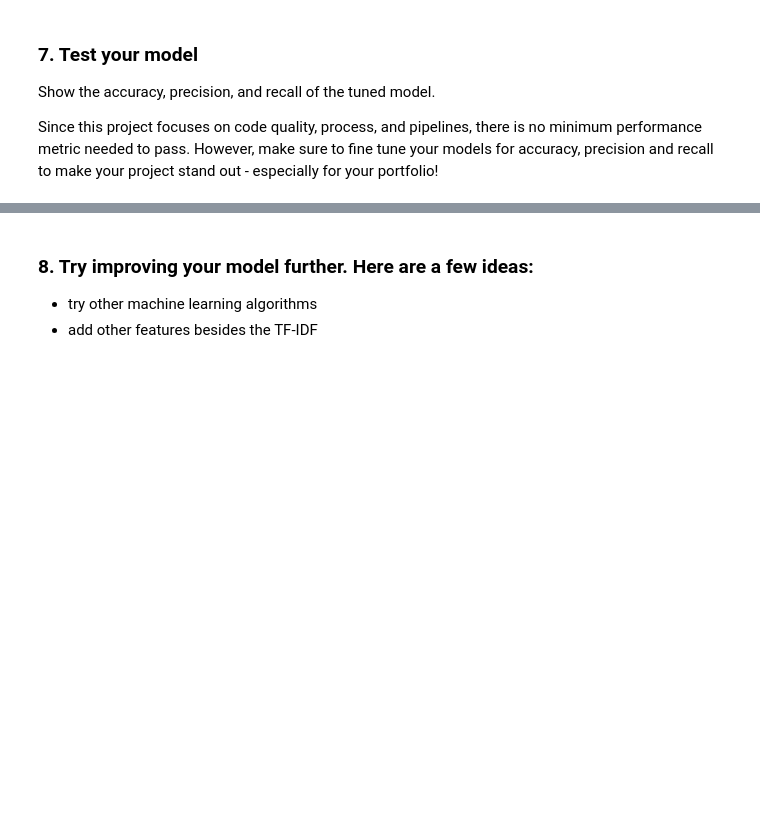
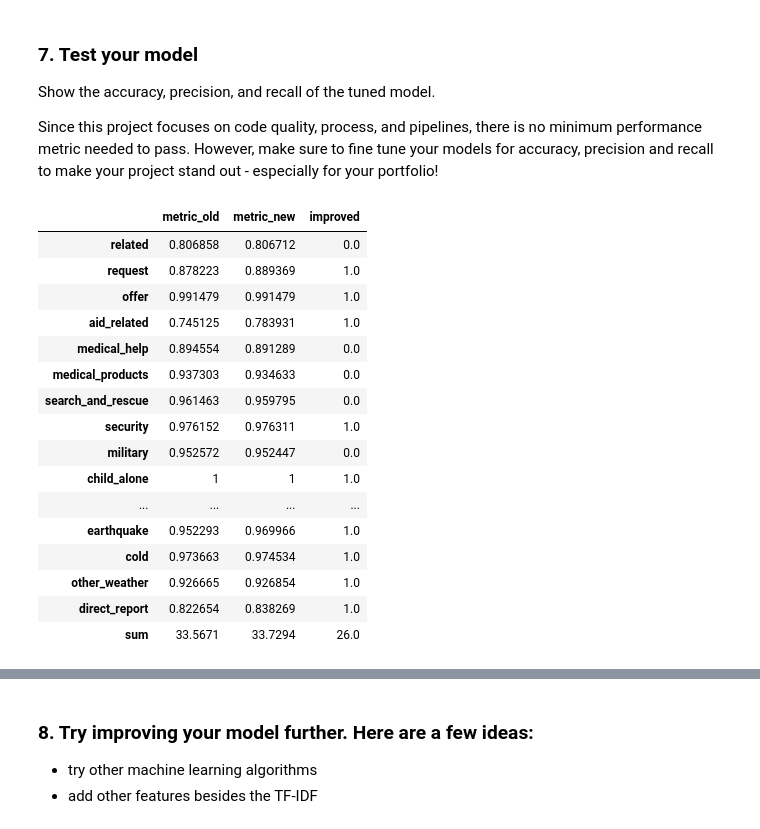
Before and after one commit to dagmaraw/disaster-response-pipelines, a Jupyter notebook: ML Pipeline Preparation.ipynb, the cells around one changed output, grey strips where cells are left out. Drawn from its saved outputs; the diff is of its cells as text; code cells hidden in the pictures; blank space fills up the shorter version.

```diff
--- a/ML Pipeline Preparation.ipynb
+++ b/ML Pipeline Preparation.ipynb
@@ -285,7 +297,7 @@ scoring = make_scorer(f1_score, average='weighted')
 # cv = GridSearchCV(pipeline,param_grid=parameters, n_jobs=-1, verbose=2, scoring = scoring)
 cv = GridSearchCV(pipeline,param_grid=parameters, n_jobs=-1, verbose=2) # better results when leave default scoring
 
-with active_session():
-    cv.fit(X_train,y_train)
+# with active_session():
+cv.fit(X_train,y_train)
 #     cv.fit(X_train_sample,y_train_sample)
 # %% [output]
@@ -346,17 +354,18 @@ def compare_metric(y_test,y_pred1,y_pred2,metric='f-1_score'):
     metrics_summary = pd.DataFrame(index = category_names, columns = ['metric_old', 'metric_new'])
     for i, c in enumerate(category_names):
         if metric=='accuracy':
-#             metrics_summary.loc[c,'metric_old'] = accuracy_score(y_test.iloc[:,i],y_pred1[:,i])
-#             metrics_summary.loc[c,'metric_new'] = accuracy_score(y_test.iloc[:,i],y_pred2[:,i])
-            None
+            metrics_summary.loc[c,'metric_old'] = accuracy_score(y_test.iloc[:,i],y_pred1[:,i])
+            metrics_summary.loc[c,'metric_new'] = accuracy_score(y_test.iloc[:,i],y_pred2[:,i])
         elif metric=='precision':
 #             metrics_summary.loc[c,'metric_old'] = precision_score(y_test.iloc[:,i],y_pred1[:,i])
 #             metrics_summary.loc[c,'metric_new'] = precision_score(y_test.iloc[:,i],y_pred2[:,i])
-            None
+            metrics_summary.loc[c,'metric_old'] = precision_recall_fscore_support(y_test.iloc[:,i], y_pred1[:,i], average='weighted')[0] # 0 for 1st entry in tuple for precision
+            metrics_summary.loc[c,'metric_new'] = precision_recall_fscore_support(y_test.iloc[:,i], y_pred2[:,i], average='weighted')[0]
         elif metric=='recall':
 #             metrics_summary.loc[c,'metric_old'] = recall_score(y_test.iloc[:,i],y_pred1[:,i])
 #             metrics_summary.loc[c,'metric_new'] = recall_score(y_test.iloc[:,i],y_pred2[:,i])
-            None
+            metrics_summary.loc[c,'metric_old'] = precision_recall_fscore_support(y_test.iloc[:,i], y_pred1[:,i], average='weighted')[1] # 1 for 2nd entry in tuple for recall
+            metrics_summary.loc[c,'metric_new'] = precision_recall_fscore_support(y_test.iloc[:,i], y_pred2[:,i], average='weighted')[1]
         elif metric=='f-1_score':
 #             metrics_summary.loc[c,'metric_old'] = fbeta_score(y_test.iloc[:,i],y_pred1[:,i],beta=1)
 #             metrics_summary.loc[c,'metric_new'] = fbeta_score(y_test.iloc[:,i],y_pred2[:,i],beta=1)
@@ -370,5 +379,23 @@ def compare_metric(y_test,y_pred1,y_pred2,metric='f-1_score'):
 
     return metrics_summary
 # %%
-metrics_comparison = compare_metric(y_test,predicted,y_pred_improved)
-metrics_comparison
+f1_comparison = compare_metric(y_test,predicted,y_pred_improved)
+f1_comparison
+# %% [output]
+|  | metric_old | metric_new | improved |
+| related | 0.806858 | 0.806712 | 0.0 |
+| request | 0.878223 | 0.889369 | 1.0 |
+| offer | 0.991479 | 0.991479 | 1.0 |
+| aid_related | 0.745125 | 0.783931 | 1.0 |
+| medical_help | 0.894554 | 0.891289 | 0.0 |
+| medical_products | 0.937303 | 0.934633 | 0.0 |
+| search_and_rescue | 0.961463 | 0.959795 | 0.0 |
+| security | 0.976152 | 0.976311 | 1.0 |
+| military | 0.952572 | 0.952447 | 0.0 |
+| child_alone | 1 | 1 | 1.0 |
+| ... | ... | ... | ... |
+| earthquake | 0.952293 | 0.969966 | 1.0 |
+| cold | 0.973663 | 0.974534 | 1.0 |
+| other_weather | 0.926665 | 0.926854 | 1.0 |
+| direct_report | 0.822654 | 0.838269 | 1.0 |
+| sum | 33.5671 | 33.7294 | 26.0 |
```
Also changed, not shown: parts of 26 cells of this notebook.
